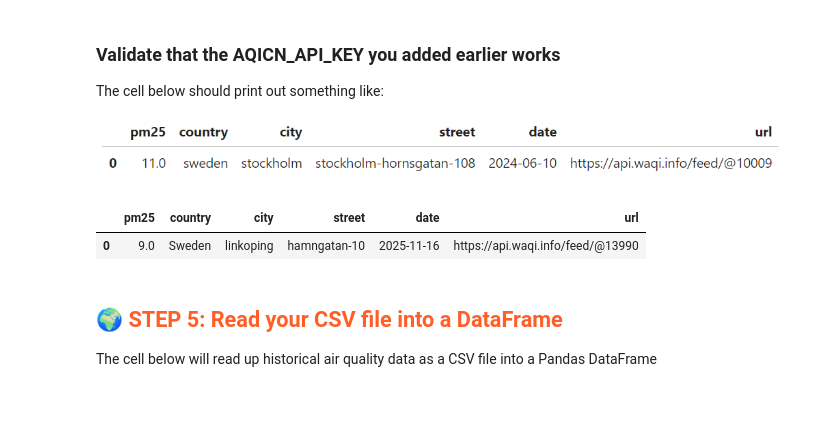
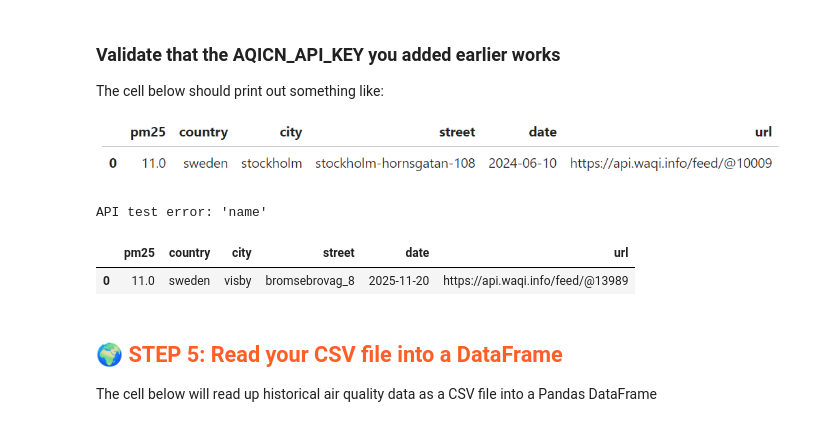
Before and after one commit to ebbalg/mlfs-book, a Jupyter notebook: notebooks/airquality/1_air_quality_feature_backfill.ipynb, the cells around one changed output. Cells and saved outputs as stored; diff of their text form; code cells hidden in the pictures.

```diff
--- a/notebooks/airquality/1_air_quality_feature_backfill.ipynb
+++ b/notebooks/airquality/1_air_quality_feature_backfill.ipynb
@@ -227,15 +241,36 @@ The cell below should print out something like:
 
 ![image.png](attachment:832cc3e9-876c-450f-99d3-cc97abb55b13.png)
 # %%
+# try:
+#     aq_today_df = util.get_pm25(aqicn_url, country, city, street, today, AQICN_API_KEY)
+# except hopsworks.RestAPIError:
+#     print("It looks like the AQICN_API_KEY doesn't work for your sensor. Is the API key correct? Is the sensor URL correct?")
+
+# aq_today_df.head()
+
 try:
-    aq_today_df = util.get_pm25(aqicn_url, country, city, street, today, AQICN_API_KEY)
+    # Use first sensor for testing
+    test_sensor = SENSORS['bromsebrovag_8']
+    aq_today_df = util.get_pm25(
+        test_sensor['aqicn_url'],
+        country,
+        city,
+        test_sensor['street'],
+        today,
+        AQICN_API_KEY
+    )
+    print(f"API test successful for {test_sensor['name']}")
+    print(aq_today_df.head())
 except hopsworks.RestAPIError:
-    print("It looks like the AQICN_API_KEY doesn't work for your sensor. Is the API key correct? Is the sensor URL correct?")
+    print("API test failed. Check your AQICN_API_KEY and sensor URL")
+except Exception as e:
+    print(f"API test error: {e}")
 
 aq_today_df.head()
 # %% [output]
+API test error: 'name'
 |  | pm25 | country | city | street | date | url |
-| 0 | 9.0 | Sweden | linkoping | hamngatan-10 | 2025-11-16 | https://api.waqi.info/feed/@13990 |
+| 0 | 11.0 | sweden | visby | bromsebrovag_8 | 2025-11-20 | https://api.waqi.info/feed/@13989 |
 # %% [markdown]
 ## <span style='color:#ff5f27'> 🌍 STEP 5: Read your CSV file into a DataFrame </span>
 
```
Also changed, not shown: parts of 15 cells of this notebook, 17 other files.
